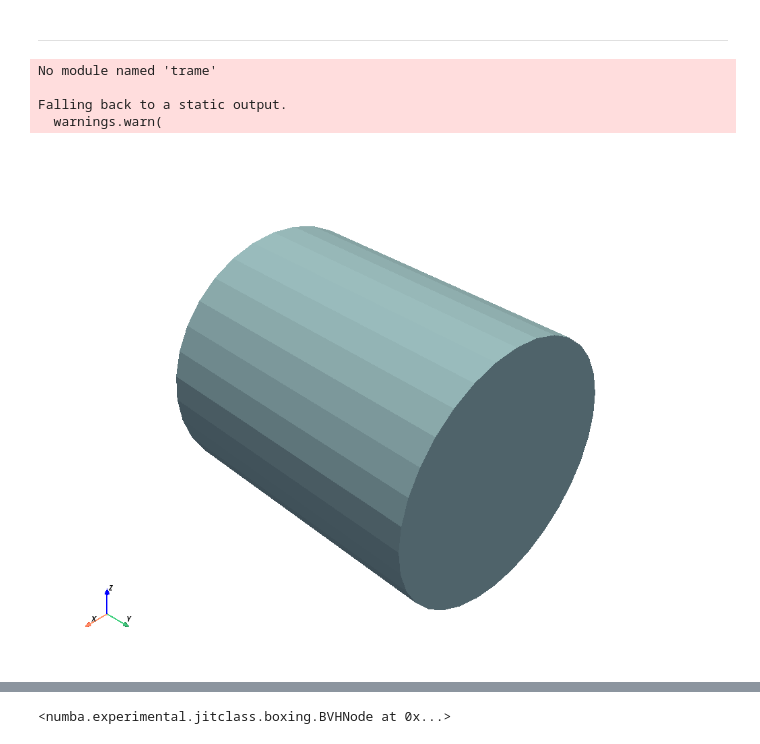
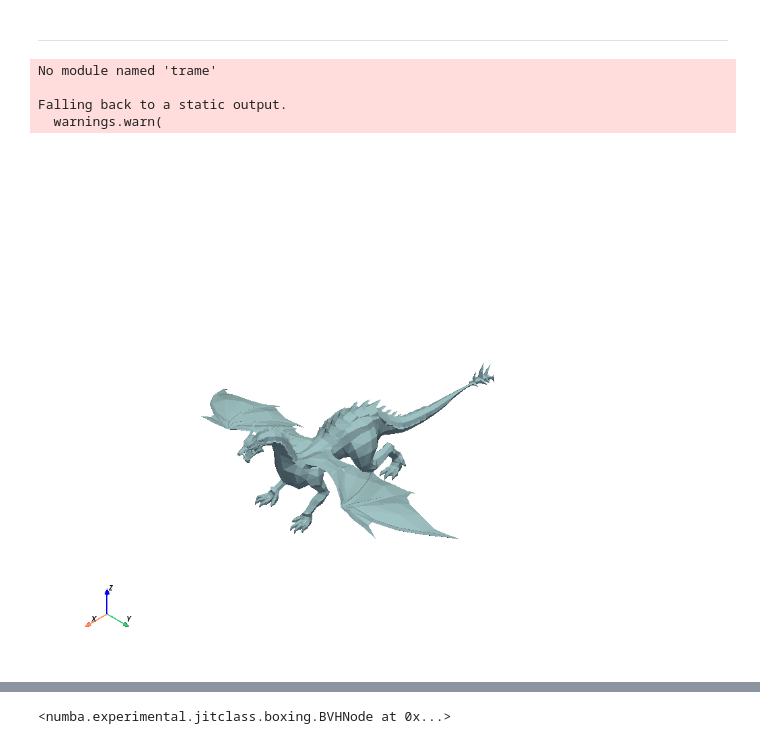
Before and after one commit to dipanjan92/Primitive-Intersection, a Jupyter notebook: Test.ipynb, the cells around one changed output, grey strips where cells are left out. Drawn from its saved outputs; the diff is of its cells as text; code cells hidden in the pictures.

```diff
--- a/Test.ipynb
+++ b/Test.ipynb
@@ -17,14 +18,29 @@ from primitives.triangle import Triangle
 from scenes.scene import Scene
 from scenes.render import render_scene
 from utils.misc import get_floor
-# %%
-#load object
-path = Path("objects/cylinder.obj").resolve()
-mesh = pv.read(path)
-mesh.plot()
-# %% [output]
-No module named 'trame'
-
-Falling back to a static output.
-  warnings.warn(
-[figure, removed]
+# %%
+#load object
+
+sphere_path = "objects/basic-shapes/sphere/sphere.obj"
+cylinder_path = "objects/basic-shapes/cylinder/cylinder.obj"
+rabbit = "objects/animals/rabbit/rabbit.obj"
+carrot = "objects/objects/carrot/carrot.obj"
+plane = "objects/vehicles/plane/plane.obj"
+squirrel = "objects/divya/StarLogoNovaModels/mammals/squirrel/squirrel.obj"
+tree = "objects/divya/StarLogoNovaModels/plants/broad_deciduous_tree_green_leaves/broad_deciduous_tree_green_leaves.obj"
+ant = "objects/divya/StarLogoNovaModels/insects/ant/ant.obj"
+fireball = "objects/objects/fireball/fireball.obj"
+dragon = "objects/animals/dragon/dragon.obj"
+
+
+file_path = dragon
+
+path = Path(file_path).resolve()
+mesh = pv.read(path)
+mesh.plot()
+# %% [output]
+No module named 'trame'
+
+Falling back to a static output.
+  warnings.warn(
+[figure, added]
```
Also changed, not shown: parts of 18 cells of this notebook, 3 other files.
